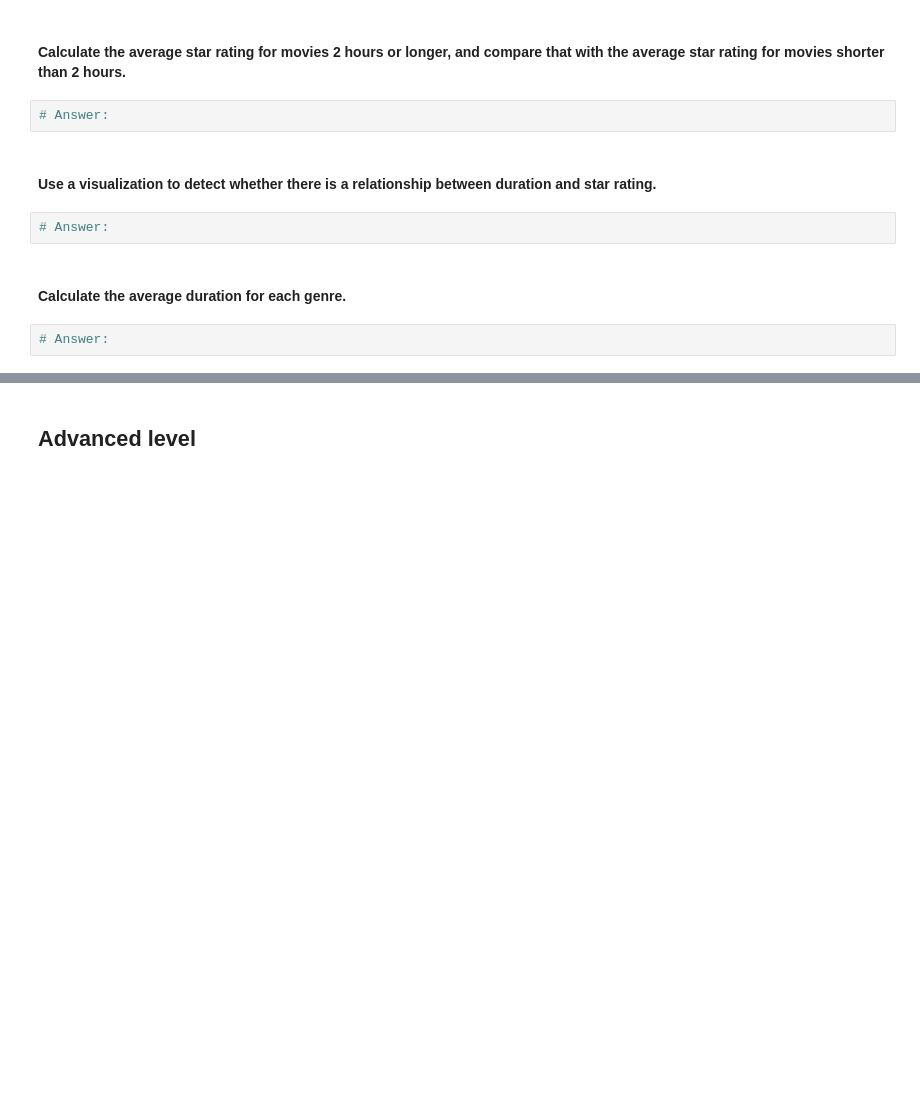
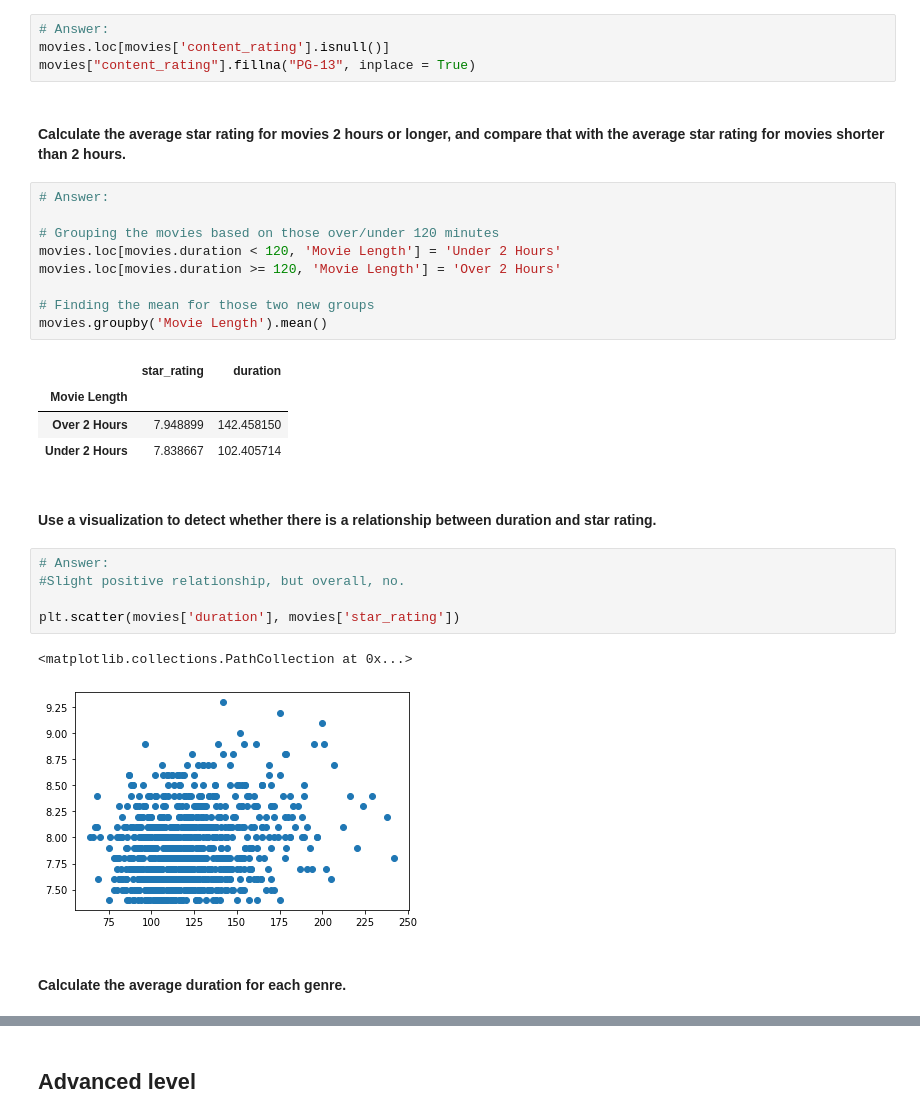
Before and after one commit to Brian-Hasbrouck/brians-ga-repo, a Jupyter notebook: Homework/Unit1/project-eda-imdb.ipynb, the cells around one changed output, grey strips where cells are left out. Cells and saved outputs as stored; diff of their text form; blank space fills up the shorter version.

```diff
--- a/Homework/Unit1/project-eda-imdb.ipynb
+++ b/Homework/Unit1/project-eda-imdb.ipynb
@@ -86,12 +221,32 @@ movies.head()
+# %%
+# Answer:
+movies.loc[movies['content_rating'].isnull()]
+movies["content_rating"].fillna("PG-13", inplace = True)
 # %% [markdown]
 #### Calculate the average star rating for movies 2 hours or longer, and compare that with the average star rating for movies shorter than 2 hours.
-# %%
-# Answer:
+# %%
+# Answer:
+
+# Grouping the movies based on those over/under 120 minutes
+movies.loc[movies.duration < 120, 'Movie Length'] = 'Under 2 Hours'
+movies.loc[movies.duration >= 120, 'Movie Length'] = 'Over 2 Hours'
+
+# Finding the mean for those two new groups
+movies.groupby('Movie Length').mean()
+# %% [output]
+|  | star_rating | duration |
+| Movie Length |  |  |
+| Over 2 Hours | 7.948899 | 142.458150 |
+| Under 2 Hours | 7.838667 | 102.405714 |
 # %% [markdown]
 #### Use a visualization to detect whether there is a relationship between duration and star rating.
-# %%
-# Answer:
+# %%
+# Answer:
+#Slight positive relationship, but overall, no.
+
+plt.scatter(movies['duration'], movies['star_rating'])
+# %% [output]
+<matplotlib.collections.PathCollection at 0x...>
+[figure, added]
 # %% [markdown]
 #### Calculate the average duration for each genre.
-# %%
-# Answer:
```
Also changed, not shown: parts of 34 cells of this notebook.
